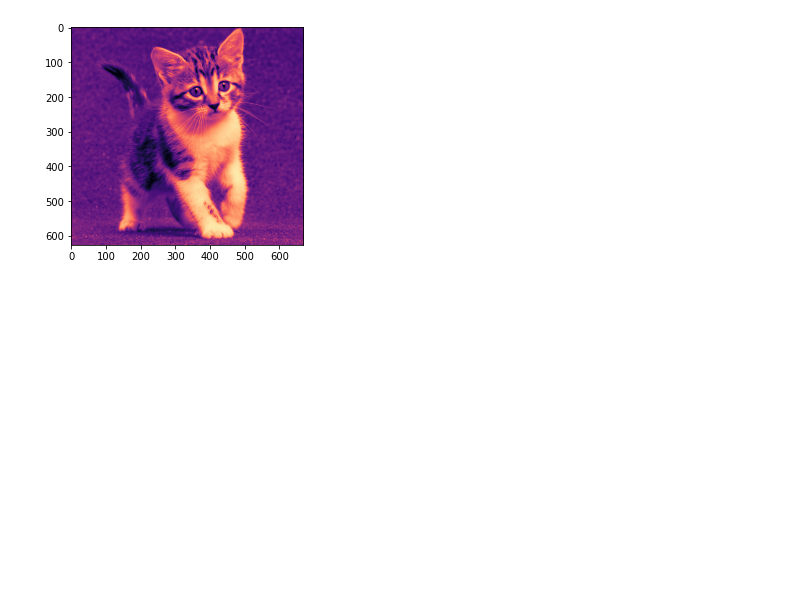
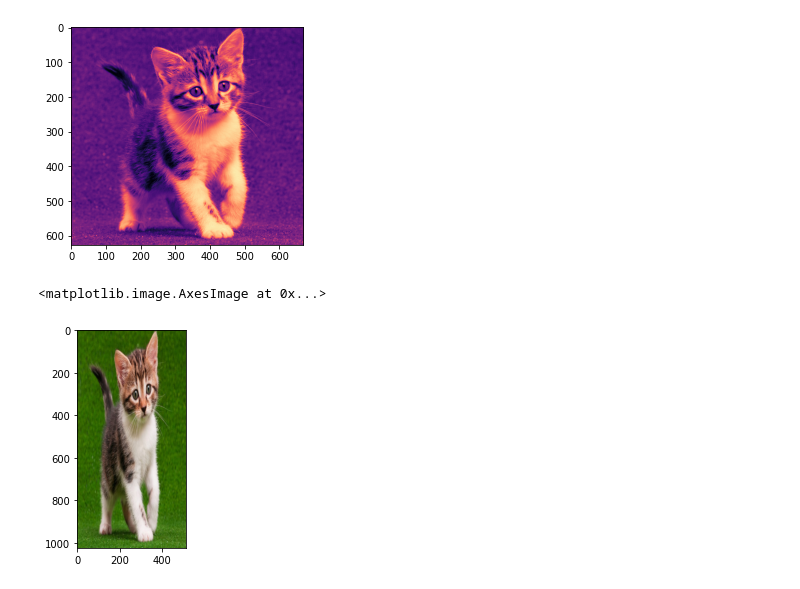
Before and after one commit to Firmanrachmad/PCVK_Firman, a Jupyter notebook: Minggu2.ipynb, the cells around one changed output. Saved outputs shown, nothing was run; the diff lists cells and outputs as text; code cells hidden in the pictures; blank space fills up the shorter version.

```diff
--- a/Minggu2.ipynb
+++ b/Minggu2.ipynb
@@ -25,3 +25,9 @@ plt.imshow(img_gray, cmap='magma')
 Drive already mounted at /content/drive; to attempt to forcibly remount, call drive.mount("/content/drive", force_remount=True).
 <matplotlib.image.AxesImage at 0x...>
 [figure]
+# %%
+img4 =  cv.resize(cv.cvtColor(img, cv.COLOR_BGR2RGB), (512, 1024))
+plt.imshow(img4)
+# %% [output]
+<matplotlib.image.AxesImage at 0x...>
+[figure, added]
```
Also changed, not shown: parts of 11 cells of this notebook.
